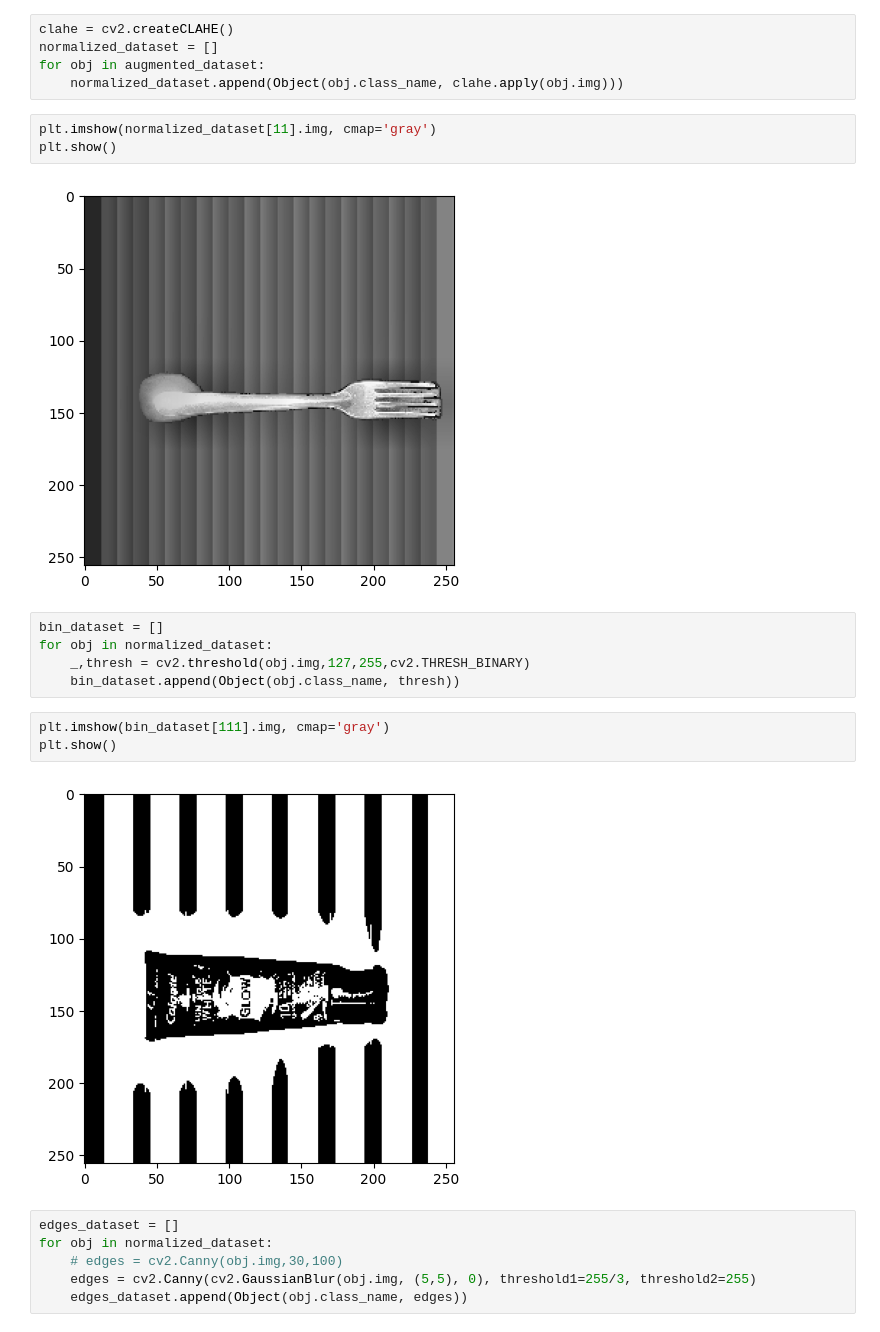
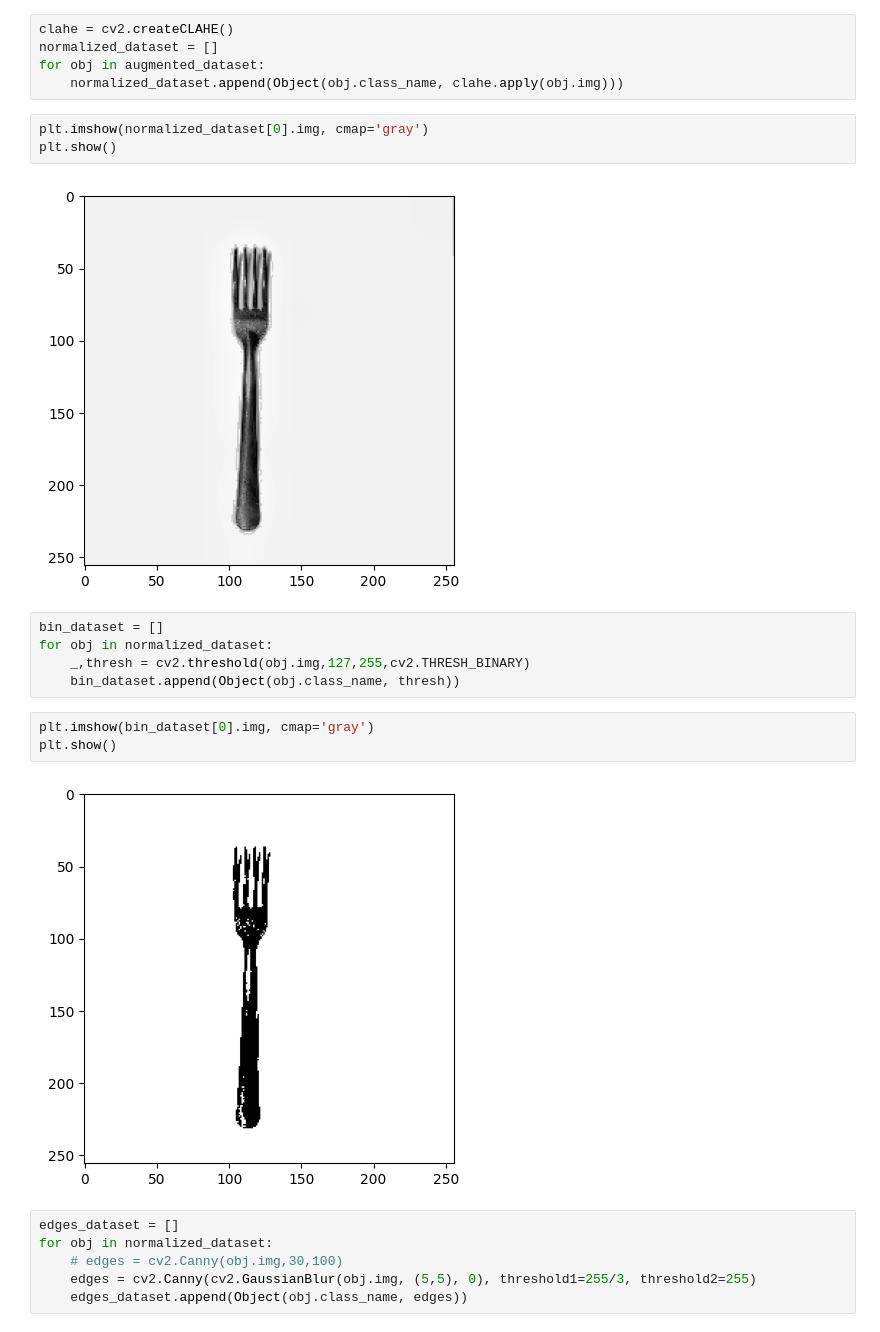
Before and after one commit to csrjr/mac0447EP, a Jupyter notebook: ImageClassifier/model.ipynb, the cells around one changed output. Drawn from its saved outputs; the diff is of its cells as text.

```diff
--- a/ImageClassifier/model.ipynb
+++ b/ImageClassifier/model.ipynb
@@ -44,20 +43,20 @@ normalized_dataset = []
 for obj in augmented_dataset:
     normalized_dataset.append(Object(obj.class_name, clahe.apply(obj.img)))
 # %%
-plt.imshow(normalized_dataset[11].img, cmap='gray')
+plt.imshow(normalized_dataset[0].img, cmap='gray')
 plt.show()
 # %% [output]
-[figure, old version]
+[figure, new version]
 # %%
 bin_dataset = []
 for obj in normalized_dataset:
     _,thresh = cv2.threshold(obj.img,127,255,cv2.THRESH_BINARY)
     bin_dataset.append(Object(obj.class_name, thresh))
 # %%
-plt.imshow(bin_dataset[111].img, cmap='gray')
+plt.imshow(bin_dataset[0].img, cmap='gray')
 plt.show()
 # %% [output]
-[figure, old version]
+[figure, new version]
 # %%
 edges_dataset = []
 for obj in normalized_dataset:
```
Also changed, not shown: parts of 13 cells of this notebook, 39 other files.
